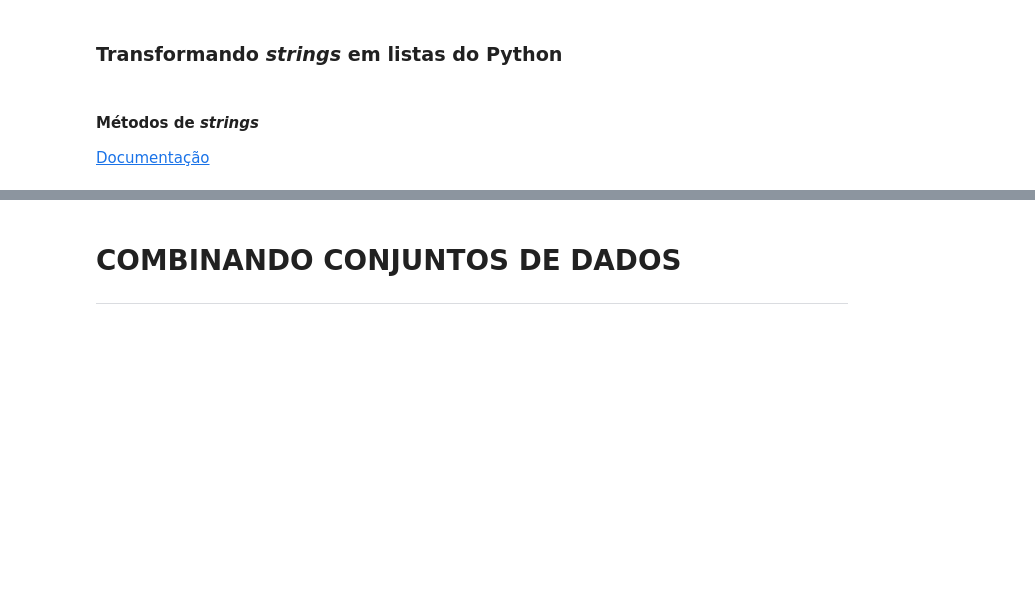
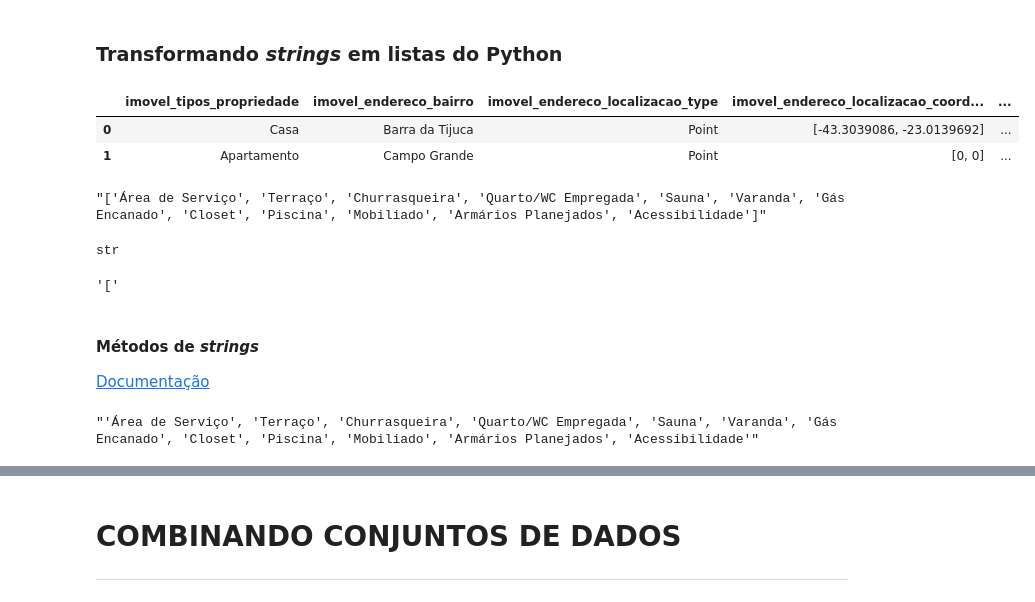
Before and after one commit to biamouras/alura-pandas-ds, a Jupyter notebook: 05_pandas_avancado/05_pandas_avancado.ipynb, the cells around one changed output, grey strips where cells are left out. Drawn from its saved outputs; the diff is of its cells as text; code cells hidden in the pictures; blank space fills up the shorter version.

```diff
--- a/05_pandas_avancado/05_pandas_avancado.ipynb
+++ b/05_pandas_avancado/05_pandas_avancado.ipynb
@@ -256,3 +254,9 @@ dados_normal_listings
 | 47 | Casa | Barra da Tijuca | Point | [-43.3413206, -22.99961] | ... |
 | 48 | Casa | Copacabana | Point | [-43.1918012, -22.9756286] | ... |
 | 49 | Casa | Flamengo | Point | [-43.1758048, -22.9339568] | ... |
+# %%
+# podemos simplificar o processamento selecionando a coluna normal logo de início
+dados_normal_listings = pd.json_normalize(data = dados.normal,
+                                         sep = '_',
+                                         record_path = 'listings')
+dados_normal_listings
@@ -260,7 +305,32 @@ dados_normal_listings
 ## Trabalhando com dados textuais
 # %% [markdown]
 ### Transformando *strings* em listas do Python
+# %%
+dados_normal_listings.head(2)
+# %% [output]
+|  | imovel_tipos_propriedade | imovel_endereco_bairro | imovel_endereco_localizacao_type | imovel_endereco_localizacao_coord... | ... |
+| 0 | Casa | Barra da Tijuca | Point | [-43.3039086, -23.0139692] | ... |
+| 1 | Apartamento | Campo Grande | Point | [0, 0] | ... |
+# %%
+lista_str = dados_normal_listings.loc[0, 'imovel_caracteristicas_propriedade']
+lista_str
+# %% [output]
+"['Área de Serviço', 'Terraço', 'Churrasqueira', 'Quarto/WC Empregada', 'Sauna', 'Varanda', 'Gás Encanado', 'Closet', 'Piscina', 'Mobiliado', 'Armários Planejados', 'Acessibilidade']"
+# %%
+# detalhe que a lista_str é um string
+type(lista_str)
+# %% [output]
+str
+# %%
+lista_str[0] # então posso remover os colchetes para facilitar
+# %% [output]
+'['
 # %% [markdown]
 #### Métodos de *strings*
 
 [Documentação](https://docs.python.org/3.6/library/stdtypes.html#string-methods)
+# %%
+# removendo colchetes
+lista_str[1:-1]
+# %% [output]
+"'Área de Serviço', 'Terraço', 'Churrasqueira', 'Quarto/WC Empregada', 'Sauna', 'Varanda', 'Gás Encanado', 'Closet', 'Piscina', 'Mobiliado', 'Armários Planejados', 'Acessibilidade'"
```
Also changed, not shown: parts of 21 cells of this notebook, 1 other file.
